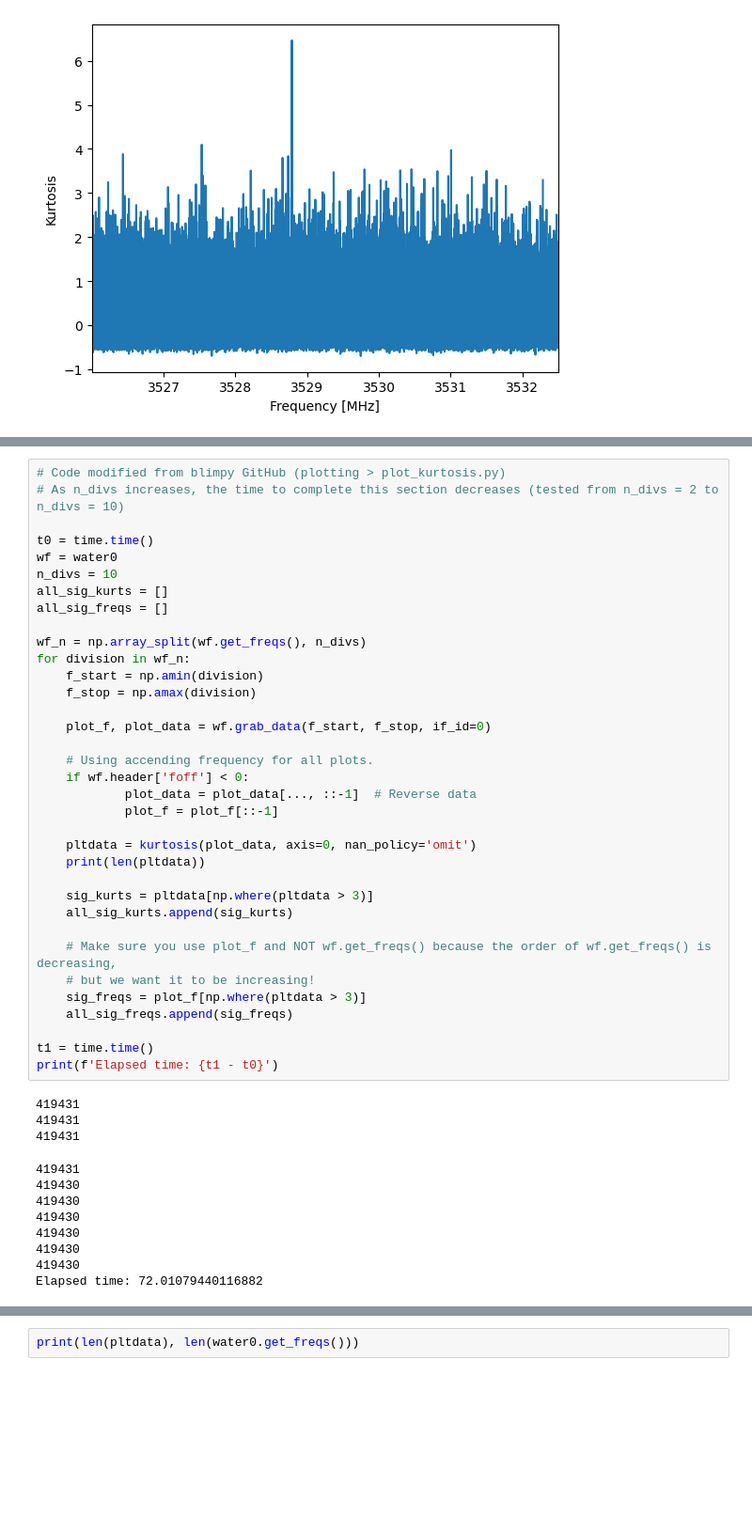
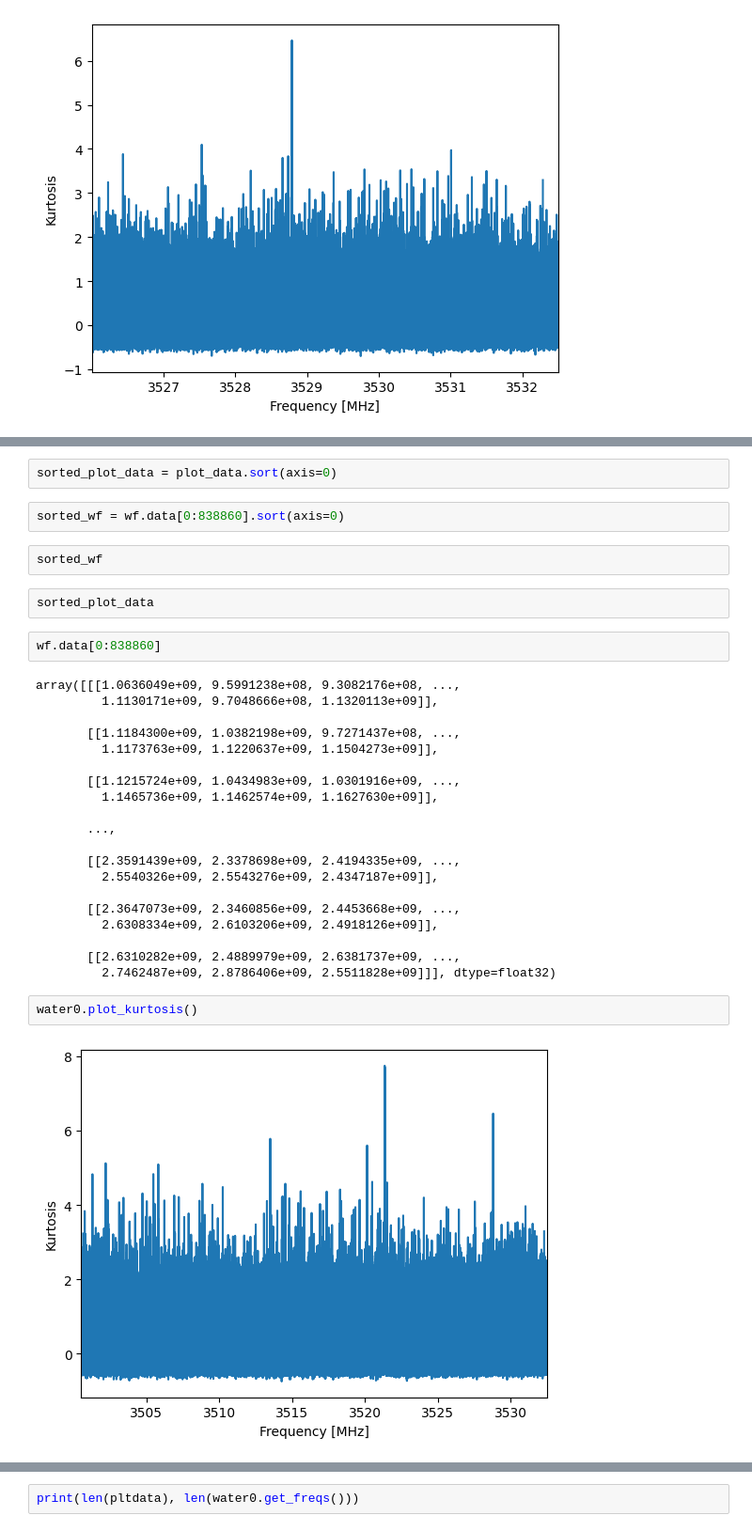
Before and after one commit to jareds-laf/playing-with-cosmic-data, a Jupyter notebook: filterbank/filterbank_kurtosis.ipynb, the cells around one changed output, grey strips where cells are left out. Shown at 94% size. Cells and saved outputs as stored; diff of their text form; blank space fills up the shorter version.

```diff
--- a/filterbank/filterbank_kurtosis.ipynb
+++ b/filterbank/filterbank_kurtosis.ipynb
@@ -189,47 +235,34 @@ water0_abr.plot_kurtosis()
+# %%
+sorted_plot_data = plot_data.sort(axis=0)
+# %%
+sorted_wf = wf.data[0:838860].sort(axis=0)
+# %%
+sorted_wf
+# %%
+sorted_plot_data
+# %%
+wf.data[0:838860]
+# %% [output]
+array([[[1.0636049e+09, 9.5991238e+08, 9.3082176e+08, ...,
+         1.1130171e+09, 9.7048666e+08, 1.1320113e+09]],
+
+       [[1.1184300e+09, 1.0382198e+09, 9.7271437e+08, ...,
+         1.1173763e+09, 1.1220637e+09, 1.1504273e+09]],
+
+       [[1.1215724e+09, 1.0434983e+09, 1.0301916e+09, ...,
+         1.1465736e+09, 1.1462574e+09, 1.1627630e+09]],
+
+       ...,
+
+       [[2.3591439e+09, 2.3378698e+09, 2.4194335e+09, ...,
+         2.5540326e+09, 2.5543276e+09, 2.4347187e+09]],
+
+       [[2.3647073e+09, 2.3460856e+09, 2.4453668e+09, ...,
+         2.6308334e+09, 2.6103206e+09, 2.4918126e+09]],
+
+       [[2.6310282e+09, 2.4889979e+09, 2.6381737e+09, ...,
+         2.7462487e+09, 2.8786406e+09, 2.5511828e+09]]], dtype=float32)
 # %%
-# Code modified from blimpy GitHub (plotting > plot_kurtosis.py)
-# As n_divs increases, the time to complete this section decreases (tested from n_divs = 2 to n_divs = 10)
-
-t0 = time.time()
-wf = water0
-n_divs = 10
-all_sig_kurts = []
-all_sig_freqs = []
-
-wf_n = np.array_split(wf.get_freqs(), n_divs)
-for division in wf_n:
-    f_start = np.amin(division)
-    f_stop = np.amax(division)
-
-    plot_f, plot_data = wf.grab_data(f_start, f_stop, if_id=0)
-
-    # Using accending frequency for all plots.
-    if wf.header['foff'] < 0:
-            plot_data = plot_data[..., ::-1]  # Reverse data
-            plot_f = plot_f[::-1]
-
-    pltdata = kurtosis(plot_data, axis=0, nan_policy='omit')
-    print(len(pltdata))
-
-    sig_kurts = pltdata[np.where(pltdata > 3)]
-    all_sig_kurts.append(sig_kurts)
-
-    # Make sure you use plot_f and NOT wf.get_freqs() because the order of wf.get_freqs() is decreasing,
-    # but we want it to be increasing!
-    sig_freqs = plot_f[np.where(pltdata > 3)]
-    all_sig_freqs.append(sig_freqs)
-
-t1 = time.time()
-print(f'Elapsed time: {t1 - t0}')
+water0.plot_kurtosis()
 # %% [output]
-419431
-419431
-419431
-419431
-419430
-419430
-419430
-419430
-419430
-419430
-Elapsed time: 72.01079440116882
+[figure, added]
```
Also changed, not shown: parts of 11 cells of this notebook, 3 other files.
